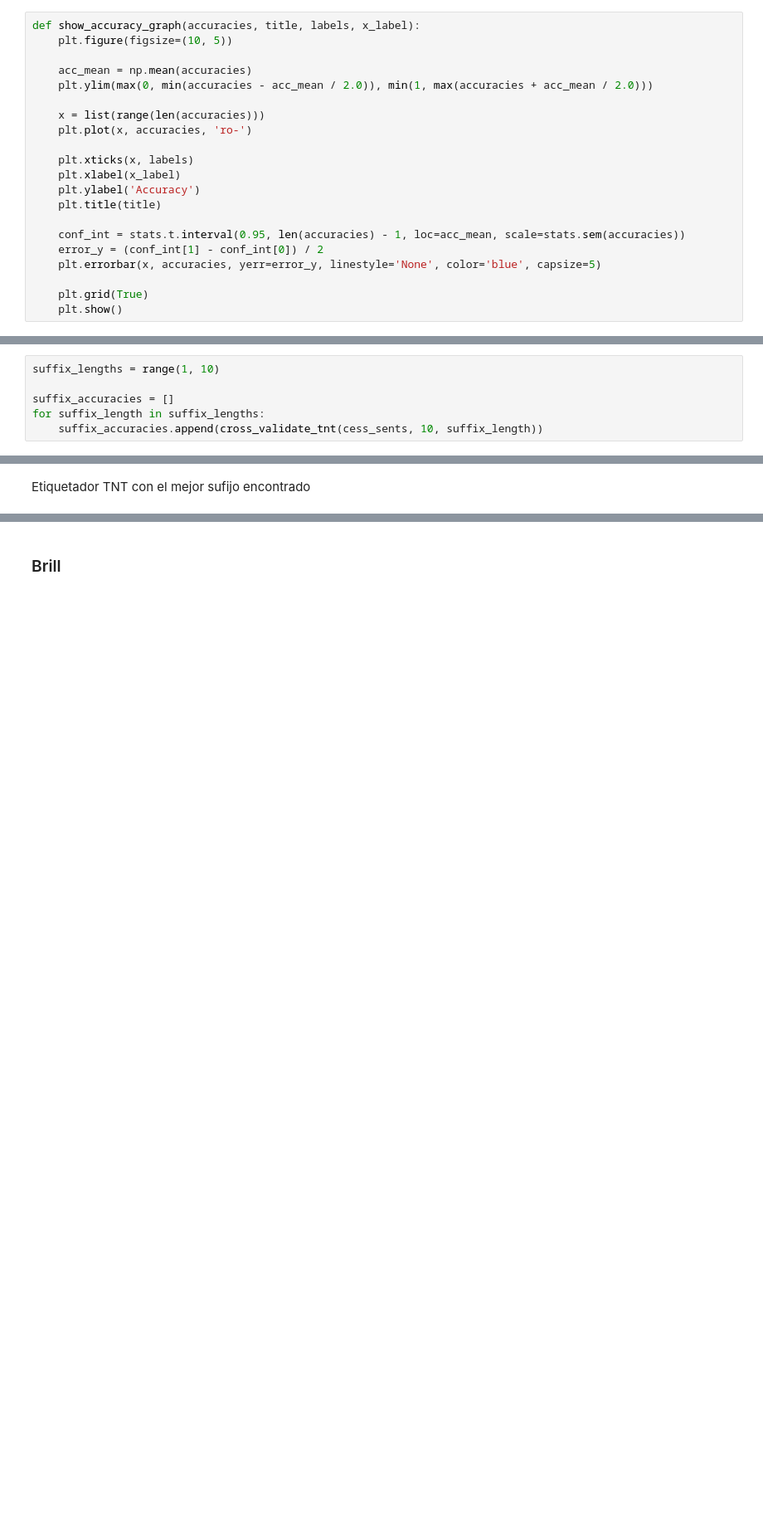
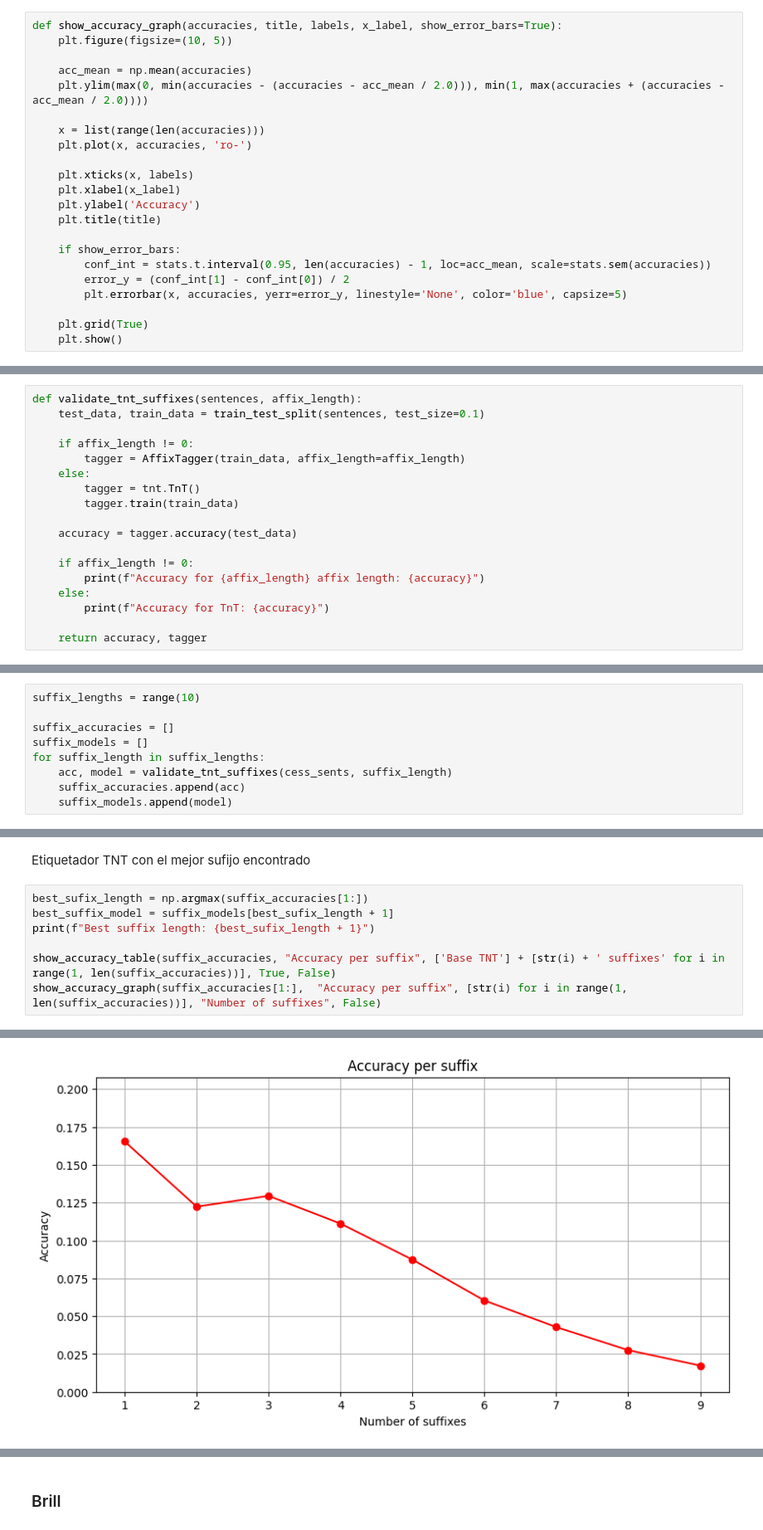
Before and after one commit to jaume2000/Treball_LC, a Jupyter notebook: trabajo_lc.ipynb, the cells around one changed output, grey strips where cells are left out. Shown at 83% size. Saved outputs shown, nothing was run; the diff lists cells and outputs as text; blank space fills up the shorter version.

```diff
--- a/trabajo_lc.ipynb
+++ b/trabajo_lc.ipynb
@@ -44,11 +53,11 @@ def show_accuracy_table(accuracies, title, labels):
     df = pd.DataFrame(data)
     display(df)
 # %%
-def show_accuracy_graph(accuracies, title, labels, x_label):
+def show_accuracy_graph(accuracies, title, labels, x_label, show_error_bars=True):
     plt.figure(figsize=(10, 5))
 
     acc_mean = np.mean(accuracies)
-    plt.ylim(max(0, min(accuracies - acc_mean / 2.0)), min(1, max(accuracies + acc_mean / 2.0)))
+    plt.ylim(max(0, min(accuracies - (accuracies - acc_mean / 2.0))), min(1, max(accuracies + (accuracies - acc_mean / 2.0))))
 
     x = list(range(len(accuracies)))
     plt.plot(x, accuracies, 'ro-')
@@ -58,9 +67,10 @@ def show_accuracy_graph(accuracies, title, labels, x_label):
     plt.ylabel('Accuracy')
     plt.title(title)
 
-    conf_int = stats.t.interval(0.95, len(accuracies) - 1, loc=acc_mean, scale=stats.sem(accuracies))
-    error_y = (conf_int[1] - conf_int[0]) / 2
-    plt.errorbar(x, accuracies, yerr=error_y, linestyle='None', color='blue', capsize=5)
+    if show_error_bars:
+        conf_int = stats.t.interval(0.95, len(accuracies) - 1, loc=acc_mean, scale=stats.sem(accuracies))
+        error_y = (conf_int[1] - conf_int[0]) / 2
+        plt.errorbar(x, accuracies, yerr=error_y, linestyle='None', color='blue', capsize=5)
 
     plt.grid(True)
     plt.show()
@@ -295,9 +276,30 @@ def cross_validate_tnt(sentences, num_partitions, affix_length=None):
+# %%
+def validate_tnt_suffixes(sentences, affix_length):
+    test_data, train_data = train_test_split(sentences, test_size=0.1)
+
+    if affix_length != 0:
+        tagger = AffixTagger(train_data, affix_length=affix_length)
+    else:
+        tagger = tnt.TnT()
+        tagger.train(train_data)
+
+    accuracy = tagger.accuracy(test_data)
+
+    if affix_length != 0:
+        print(f"Accuracy for {affix_length} affix length: {accuracy}")
+    else:
+        print(f"Accuracy for TnT: {accuracy}")
+
+    return accuracy, tagger
 # %% [markdown]
 Evaluar diferentes longitudes de sufijo
 # %%
-suffix_lengths = range(1, 10)
+suffix_lengths = range(10)
 
 suffix_accuracies = []
+suffix_models = []
 for suffix_length in suffix_lengths:
-    suffix_accuracies.append(cross_validate_tnt(cess_sents, 10, suffix_length))
+    acc, model = validate_tnt_suffixes(cess_sents, suffix_length)
+    suffix_accuracies.append(acc)
+    suffix_models.append(model)
 # %% [output]
@@ -321,2 +316,10 @@ Confidence interval for 9 affix length:  (0.8966603249990405, 0.8997711970955352
 # %% [markdown]
 Etiquetador TNT con el mejor sufijo encontrado
+# %%
+best_sufix_length = np.argmax(suffix_accuracies[1:])
+best_suffix_model = suffix_models[best_sufix_length + 1]
+print(f"Best suffix length: {best_sufix_length + 1}")
+
+show_accuracy_table(suffix_accuracies, "Accuracy per suffix", ['Base TNT'] + [str(i) + ' suffixes' for i in range(1, len(suffix_accuracies))], True, False)
+show_accuracy_graph(suffix_accuracies[1:],  "Accuracy per suffix", [str(i) for i in range(1, len(suffix_accuracies))], "Number of suffixes", False)
+# %% [output]
@@ -322,0 +339 @@ Etiquetador TNT con el mejor sufijo encontrado
+[figure, added]
```
Also changed, not shown: parts of 45 cells of this notebook.
